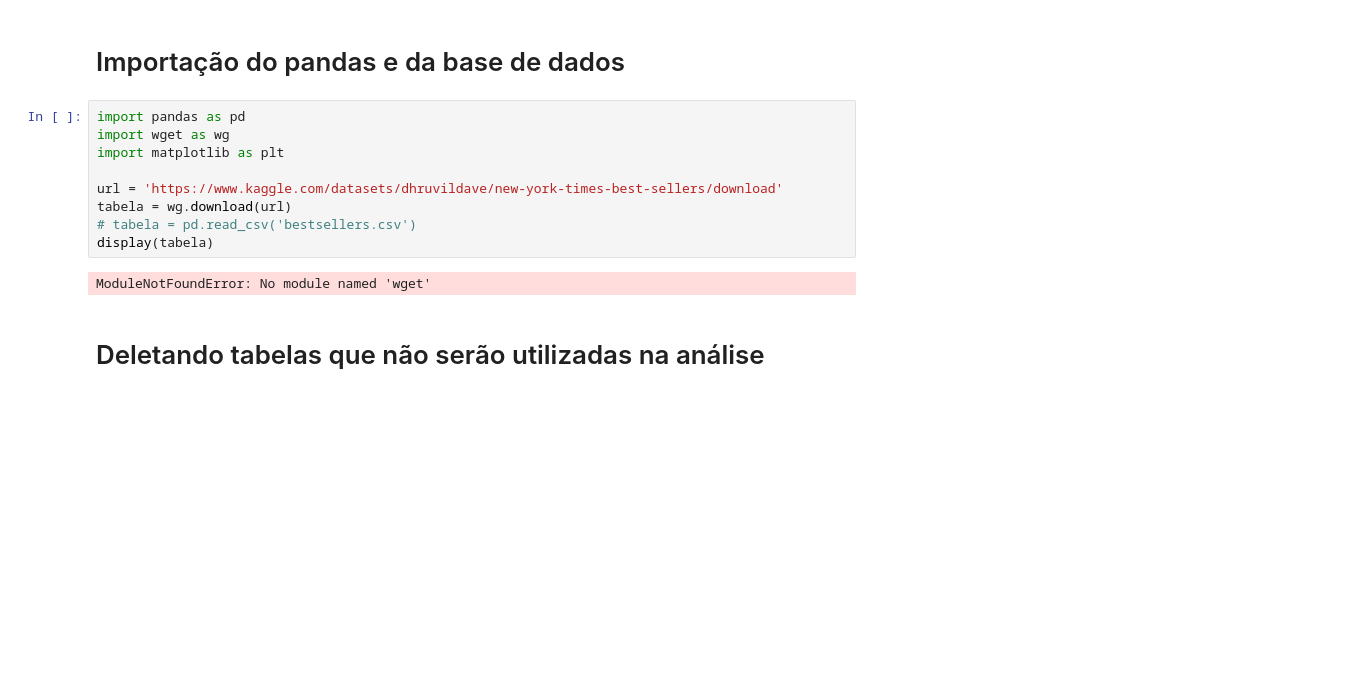
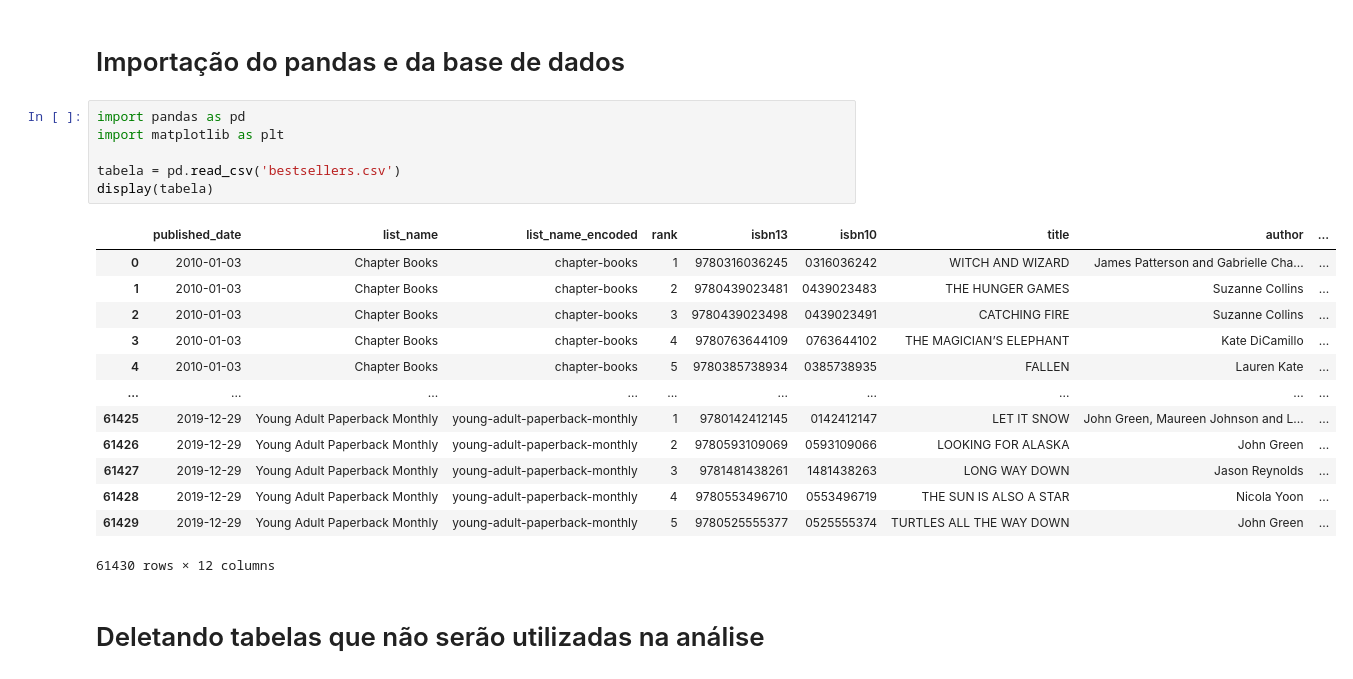
Before and after one commit to ArthurLimaMoreira/An-lise-de-dados---The-New-York-Times-Best-Sellers, a Jupyter notebook: Best Sellers 2010-2019 The New York Times.ipynb, the cells around one changed output. Drawn from its saved outputs; the diff is of its cells as text; blank space fills up the shorter version.

```diff
--- a/Best Sellers 2010-2019 The New York Times.ipynb
+++ b/Best Sellers 2010-2019 The New York Times.ipynb
@@ -13,15 +13,24 @@
 # Importação do pandas e da base de dados
 # %%
 import pandas as pd
-import wget as wg
 import matplotlib as plt
 
-url = 'https://www.kaggle.com/datasets/dhruvildave/new-york-times-best-sellers/download'
-tabela = wg.download(url)
-# tabela = pd.read_csv('bestsellers.csv')
+tabela = pd.read_csv('bestsellers.csv')
 display(tabela)
 # %% [output]
+|  | published_date | list_name | list_name_encoded | rank | isbn13 | isbn10 | title | author | ... |
+| 0 | 2010-01-03 | Chapter Books | chapter-books | 1 | 9780316036245 | 0316036242 | WITCH AND WIZARD | James Patterson and Gabrielle Cha... | ... |
+| 1 | 2010-01-03 | Chapter Books | chapter-books | 2 | 9780439023481 | 0439023483 | THE HUNGER GAMES | Suzanne Collins | ... |
+| 2 | 2010-01-03 | Chapter Books | chapter-books | 3 | 9780439023498 | 0439023491 | CATCHING FIRE | Suzanne Collins | ... |
+| 3 | 2010-01-03 | Chapter Books | chapter-books | 4 | 9780763644109 | 0763644102 | THE MAGICIAN’S ELEPHANT | Kate DiCamillo | ... |
+| 4 | 2010-01-03 | Chapter Books | chapter-books | 5 | 9780385738934 | 0385738935 | FALLEN | Lauren Kate | ... |
+| ... | ... | ... | ... | ... | ... | ... | ... | ... | ... |
+| 61425 | 2019-12-29 | Young Adult Paperback Monthly | young-adult-paperback-monthly | 1 | 9780142412145 | 0142412147 | LET IT SNOW | John Green, Maureen Johnson and L... | ... |
+| 61426 | 2019-12-29 | Young Adult Paperback Monthly | young-adult-paperback-monthly | 2 | 9780593109069 | 0593109066 | LOOKING FOR ALASKA | John Green | ... |
+| 61427 | 2019-12-29 | Young Adult Paperback Monthly | young-adult-paperback-monthly | 3 | 9781481438261 | 1481438263 | LONG WAY DOWN | Jason Reynolds | ... |
+| 61428 | 2019-12-29 | Young Adult Paperback Monthly | young-adult-paperback-monthly | 4 | 9780553496710 | 0553496719 | THE SUN IS ALSO A STAR | Nicola Yoon | ... |
+| 61429 | 2019-12-29 | Young Adult Paperback Monthly | young-adult-paperback-monthly | 5 | 9780525555377 | 0525555374 | TURTLES ALL THE WAY DOWN | John Green | ... |
-ModuleNotFoundError: No module named 'wget'
+61430 rows × 12 columns
 # %% [markdown]
 # Deletando tabelas que não serão utilizadas na análise
 # %%
```
Also changed, not shown: 14 other files.
